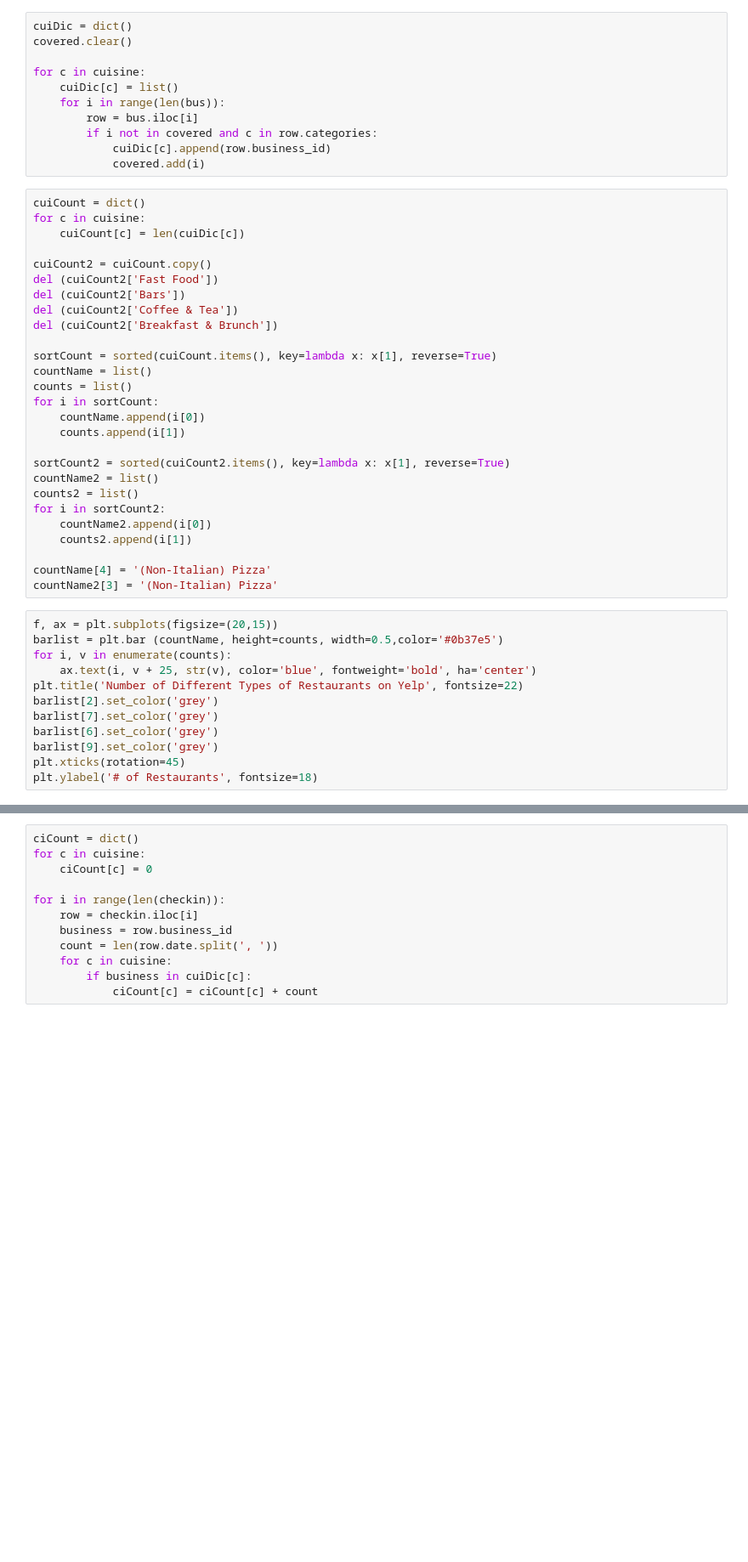
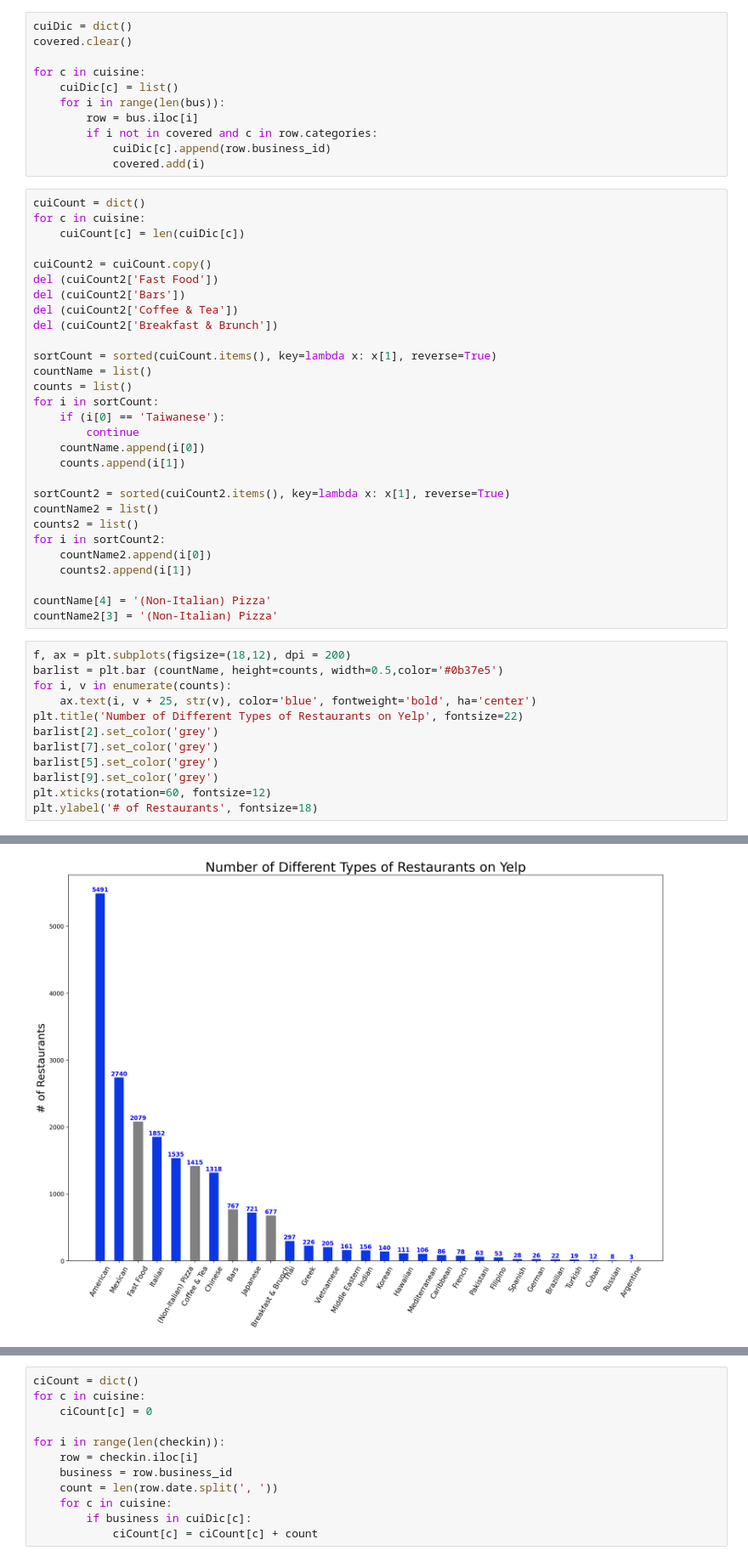
Before and after one commit to bill9108/ECE143_Team1, a Jupyter notebook: Trending_Cuisines.ipynb, the cells around one changed output, grey strips where cells are left out. Shown: that part at 85% size. Saved outputs shown, nothing was run; the diff lists cells and outputs as text; blank space fills up the shorter version.

```diff
--- a/Trending_Cuisines.ipynb
+++ b/Trending_Cuisines.ipynb
@@ -46,6 +50,8 @@ sortCount = sorted(cuiCount.items(), key=lambda x: x[1], reverse=True)
 countName = list()
 counts = list()
 for i in sortCount:
+    if (i[0] == 'Taiwanese'):
+        continue
     countName.append(i[0])
     counts.append(i[1])
 
@@ -59,14 +65,15 @@ for i in sortCount2:
 countName[4] = '(Non-Italian) Pizza'
 countName2[3] = '(Non-Italian) Pizza'
 # %%
-f, ax = plt.subplots(figsize=(20,15))
+f, ax = plt.subplots(figsize=(18,12), dpi = 200)
 barlist = plt.bar (countName, height=counts, width=0.5,color='#0b37e5')
 for i, v in enumerate(counts):
     ax.text(i, v + 25, str(v), color='blue', fontweight='bold', ha='center')
 plt.title('Number of Different Types of Restaurants on Yelp', fontsize=22)
 barlist[2].set_color('grey')
 barlist[7].set_color('grey')
-barlist[6].set_color('grey')
+barlist[5].set_color('grey')
 barlist[9].set_color('grey')
-plt.xticks(rotation=45)
+plt.xticks(rotation=60, fontsize=12)
 plt.ylabel('# of Restaurants', fontsize=18)
+# %% [output]
@@ -73,3 +81,4 @@ plt.ylabel('# of Restaurants', fontsize=18)
+[figure, added]
 # %%
 # for c in cuisine:
 #     print(c)
```
Also changed, not shown: parts of 17 cells of this notebook, 17 other files.
